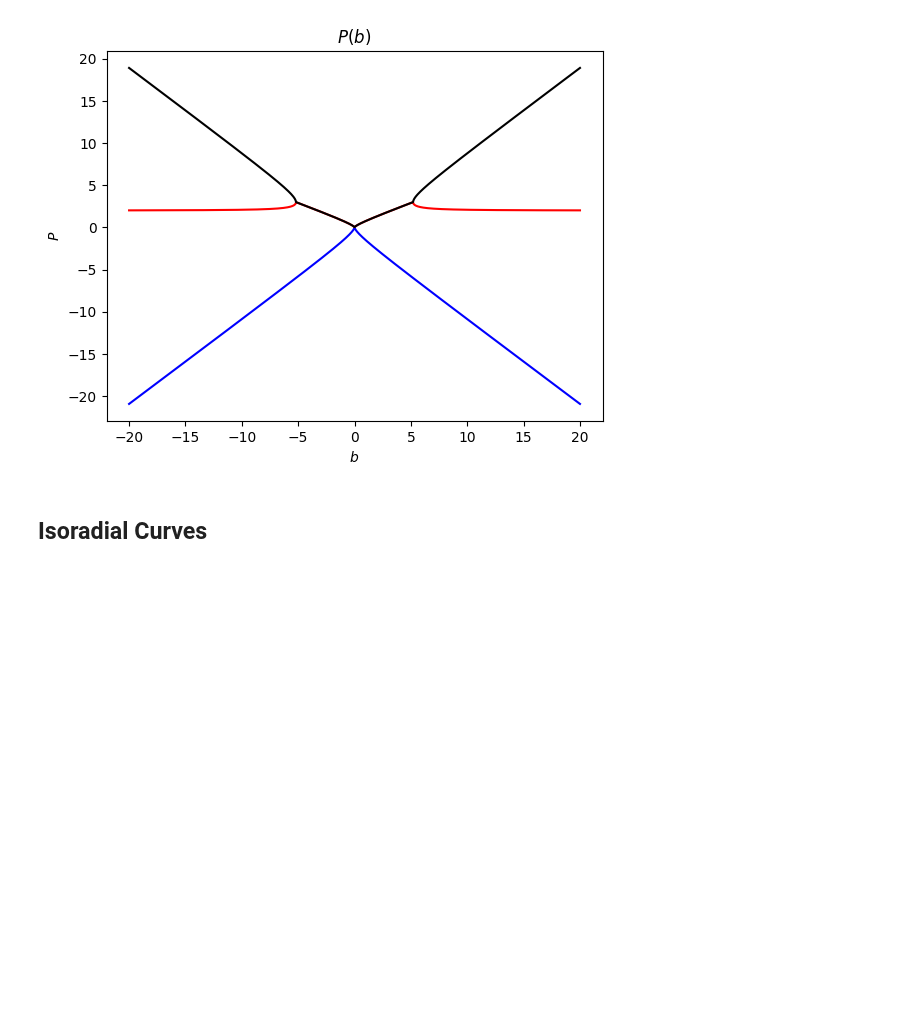
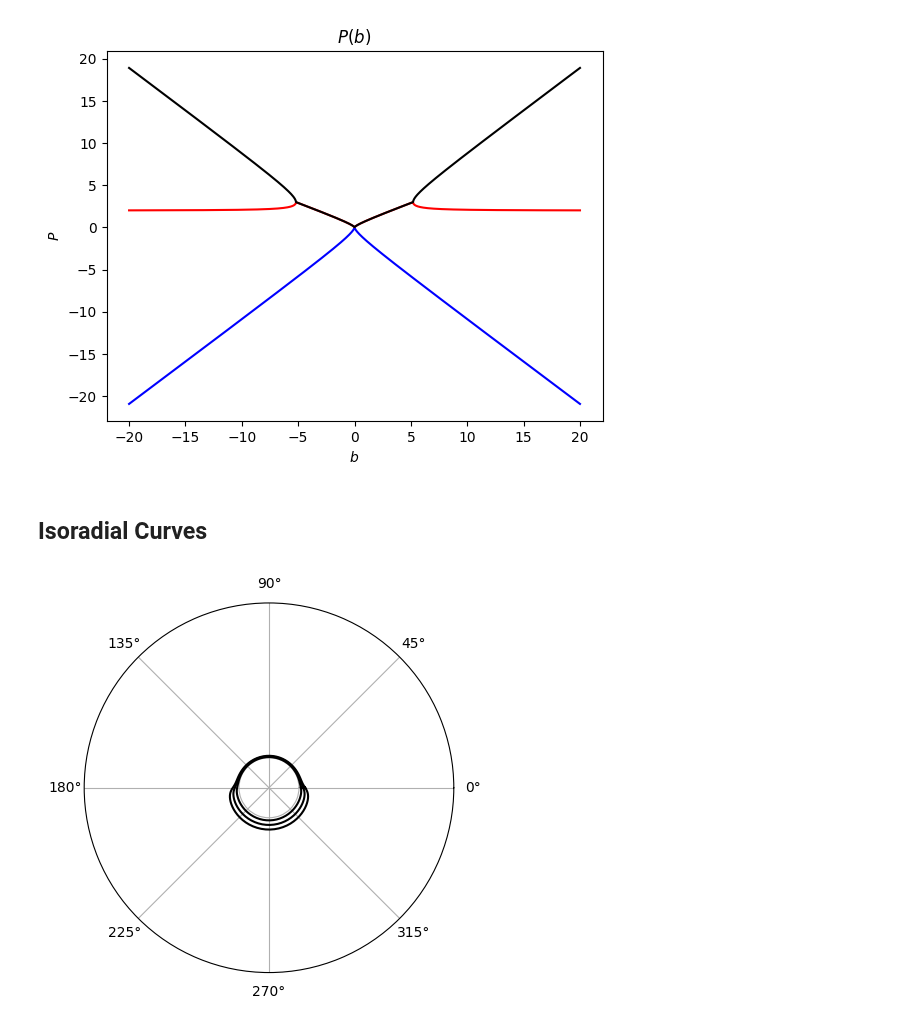
Before and after one commit to jessecrans/bh-raytracer, a Jupyter notebook: luminet-paper.ipynb, the cells around one changed output. Saved outputs shown, nothing was run; the diff lists cells and outputs as text; code cells hidden in the pictures; blank space fills up the shorter version.

Commit message:
trying to get second images to work

```diff
--- a/luminet-paper.ipynb
+++ b/luminet-paper.ipynb
@@ -45,15 +45,20 @@ def _radius(P, alpha, theta, debug=False):
 
     k_squared = (Q - P + 6 * M) / (2 * Q)
 
-    sin_squared_zeta = (Q - P + 2 * M) / (Q - P + 6 * M)
-    zeta = np.arcsin(np.emath.sqrt(sin_squared_zeta))
+    sin_squared_zeta_inf = (Q - P + 2 * M) / (Q - P + 6 * M)
+    zeta = np.arcsin(np.emath.sqrt(sin_squared_zeta_inf))
+
+    np_ellipk = np.frompyfunc(mpmath.ellipk,1 , 1)
+    complete_elliptical = np.complex128(np_ellipk(np.emath.sqrt(k_squared)))
 
     np_ellipf = np.frompyfunc(mpmath.ellipf, 2, 1)
-    F = np.complex128(np_ellipf(zeta, k_squared))
+    F = np.complex128(np_ellipf(zeta, np.emath.sqrt(k_squared)))
+
+    gamma =gamma + np.pi
 
     u = gamma / 2 * np.emath.sqrt(P / Q) + F
     np_ellipj = np.frompyfunc(mpmath.ellipfun, 3, 1)
-    sn = np.complex128(np_ellipj('sn', u, k_squared))
+    sn = np.complex128(np_ellipj('sn', u, np.emath.sqrt(k_squared)))
 
     if debug:
         print(f"Q: {Q}")
@@ -275,41 +295,43 @@ doei
 fig, ax = plt.subplots(subplot_kw={"projection": "polar"})
 ax.set_aspect("equal")
 
-alpha_array = sin2space(0, 2 * np.pi, 300)
-r_array = [2, 6, 10, 20, 30, 45, 60]
+alpha_array = sin2space(0, 2 * np.pi, 120)
+r_array = [4,5,6]
 theta = np.deg2rad(80)
 
-plot_elliptic_approximation = True
+plot_elliptic_approximation = False
 
 for r in r_array:
     b_array = np.array(
         [get_isoradial_curve(r, alpha + np.pi / 2, theta) for alpha in alpha_array]
     )
 
     if plot_elliptic_approximation:
         b_array = [
             np.nan if b < (1 + r ** (2 / 3) / 80) * np.sqrt(27) else b for b in b_array
         ]
 
         p3, indices = find_ellipse_point(b_array, alpha_array)  # point 1 and two are at (0,r), (pi,r)
         if p3 != None:
 
             alpha_domain = alpha_array[indices[0] : indices[1]]
             plt.plot(
                 alpha_domain,
                 projected_disk(r, p3, alpha_domain),
                 c="k",
                 linestyle=(0, (0.1, 2)),
                 dash_capstyle="round",
                 linewidth=2
             )
 
     ax.set_rticks([np.sqrt(27)])
-    ax.set_yticklabels([r"$b_c$"])
+    ax.set_yticklabels([r" "])
     ax.set_rlabel_position(280)
-    ax.set_rlim(0, 70)
+    ax.set_rlim(0, 32)
 
     plt.plot(alpha_array, b_array, c="k")
 
 
 plt.show()
+# %% [output]
+[figure, added]
```
Also changed, not shown: parts of 2 cells of this notebook.
